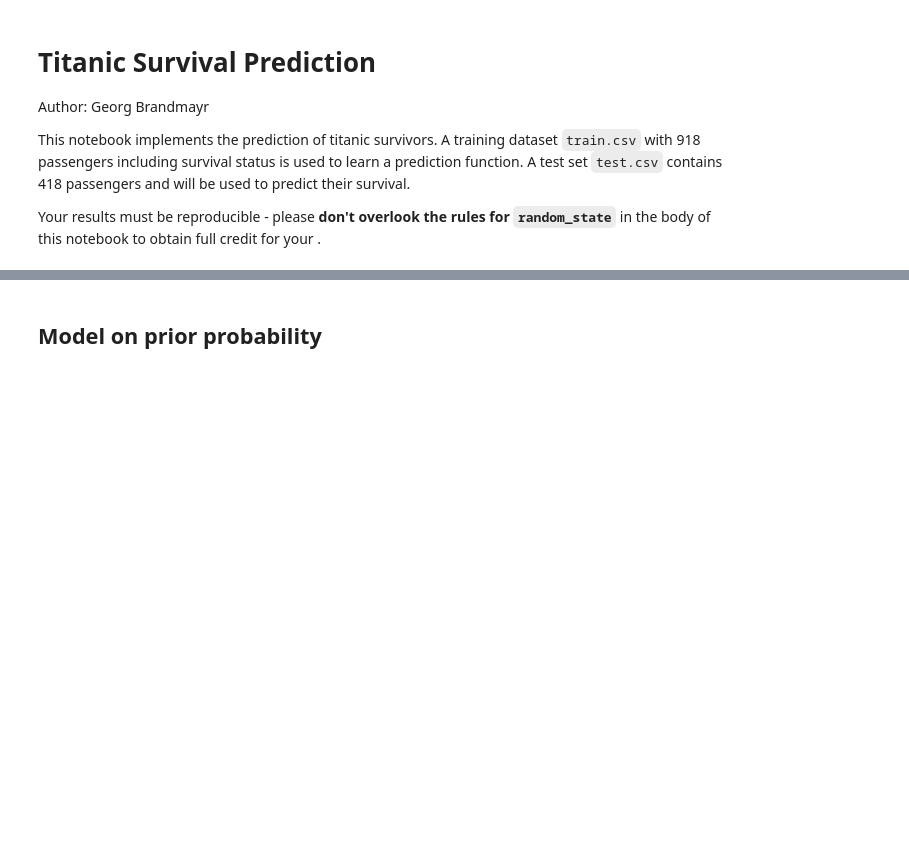
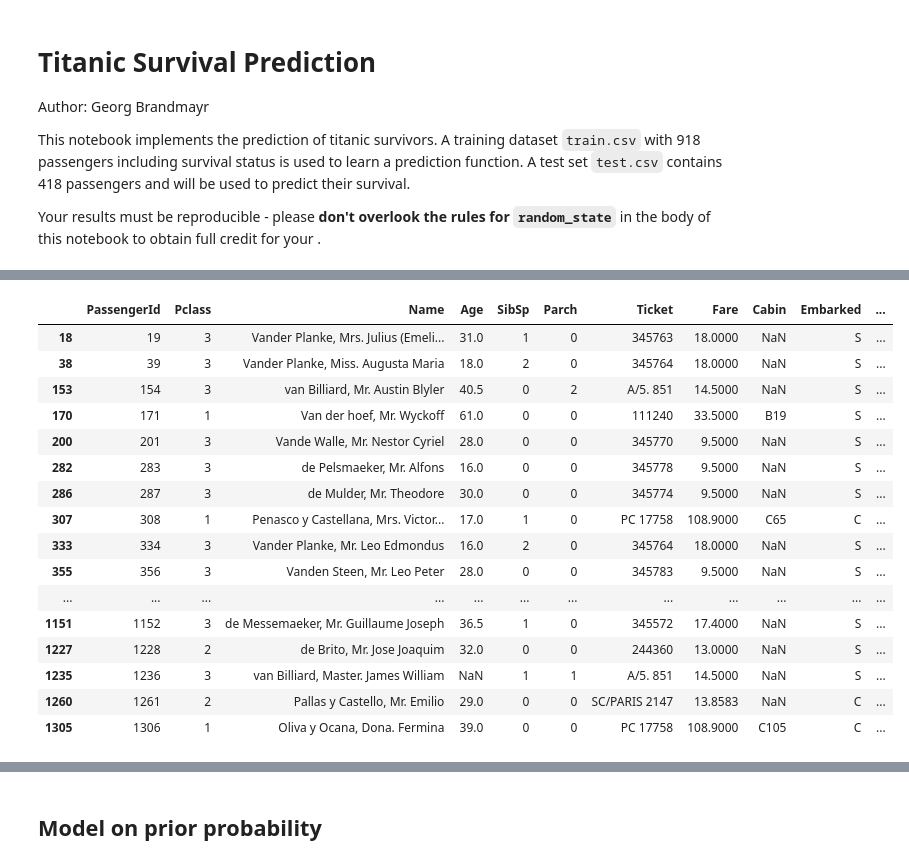
Before and after one commit to IvanBirkmaier/titanic_challenge, a Jupyter notebook: PredictSurvival.ipynb, the cells around one changed output, grey strips where cells are left out. Cells and saved outputs as stored; diff of their text form; code cells hidden in the pictures; blank space fills up the shorter version.

Commit message:
Feature Engineering (Gender, Family, Cabin)

```diff
--- a/PredictSurvival.ipynb
+++ b/PredictSurvival.ipynb
@@ -30,0 +135,4 @@ sns.boxplot(df, x='Survived', y='Age');
+# %%
+test_data = pd.read_csv(data_path/'test.csv', index_col=0)
+test_data = test_data.reset_index() #um Id zu behalten als spalte
+test_data.head()
@@ -30,0 +148,10 @@ sns.boxplot(df, x='Survived', y='Age');
+# %%
+train_data = train_data.reset_index() #um Id zu behalten als spalte
+# Markiere die Datensätze als 'Train' oder 'Test'
+train_data['Dataset'] = 'Train'
+
+test_data['Dataset'] = 'Test'
+# Kombiniere beide Datensätze
+feature_engineering_df = pd.concat([train_data, test_data], ignore_index=True)
+feature_engineering_df.drop(["Survived"], axis=1, inplace=True)
+feature_engineering_df.head()
@@ -30,0 +197,13 @@ sns.boxplot(df, x='Survived', y='Age');
+# %%
+# Funktion, um Namen in ihre Bestandteile zu teilen
+def split_name(name):
+    parts = re.split(r'[,\. ]+', name)
+    surname = parts[0]
+    speech = parts[1]
+    first_name = " ".join(parts[2:])
+    return surname, speech, first_name
+
+# Namen in Bestandteile aufteilen und zu DataFrame hinzufügen
+feature_engineering_df[['Surname', 'Speech', 'First_Name']] = feature_engineering_df.apply(lambda x: split_name(x['Name']), axis=1, result_type='expand')
+
+feature_engineering_df.head()
@@ -30,0 +264,30 @@ sns.boxplot(df, x='Survived', y='Age');
+# %%
+# Liste der spezifischen Werte in 'Speech'
+specific_speech_values = [
+    'Planke', 'Billiard', 'der', 'Walle', 'Pelsmaeker', 'Mulder', 'y', 'Steen',
+    'Carlo', 'Impe', 'Gordon', 'Messemaeker', 'Velde', 'the', 'Shawah',
+    'Melkebeke', 'Cruyssen', 'Brito'
+]
+
+# Filtern des DataFrames, um nur Zeilen mit spezifischen 'Speech'-Werten zu behalten
+filtered_df = feature_engineering_df[feature_engineering_df['Speech'].isin(specific_speech_values)]
+
+filtered_df
+# %% [output]
+|  | PassengerId | Pclass | Name | Age | SibSp | Parch | Ticket | Fare | Cabin | Embarked | ... |
+| 18 | 19 | 3 | Vander Planke, Mrs. Julius (Emeli... | 31.0 | 1 | 0 | 345763 | 18.0000 | NaN | S | ... |
+| 38 | 39 | 3 | Vander Planke, Miss. Augusta Maria | 18.0 | 2 | 0 | 345764 | 18.0000 | NaN | S | ... |
+| 153 | 154 | 3 | van Billiard, Mr. Austin Blyler | 40.5 | 0 | 2 | A/5. 851 | 14.5000 | NaN | S | ... |
+| 170 | 171 | 1 | Van der hoef, Mr. Wyckoff | 61.0 | 0 | 0 | 111240 | 33.5000 | B19 | S | ... |
+| 200 | 201 | 3 | Vande Walle, Mr. Nestor Cyriel | 28.0 | 0 | 0 | 345770 | 9.5000 | NaN | S | ... |
+| 282 | 283 | 3 | de Pelsmaeker, Mr. Alfons | 16.0 | 0 | 0 | 345778 | 9.5000 | NaN | S | ... |
+| 286 | 287 | 3 | de Mulder, Mr. Theodore | 30.0 | 0 | 0 | 345774 | 9.5000 | NaN | S | ... |
+| 307 | 308 | 1 | Penasco y Castellana, Mrs. Victor... | 17.0 | 1 | 0 | PC 17758 | 108.9000 | C65 | C | ... |
+| 333 | 334 | 3 | Vander Planke, Mr. Leo Edmondus | 16.0 | 2 | 0 | 345764 | 18.0000 | NaN | S | ... |
+| 355 | 356 | 3 | Vanden Steen, Mr. Leo Peter | 28.0 | 0 | 0 | 345783 | 9.5000 | NaN | S | ... |
+| ... | ... | ... | ... | ... | ... | ... | ... | ... | ... | ... | ... |
+| 1151 | 1152 | 3 | de Messemaeker, Mr. Guillaume Joseph | 36.5 | 1 | 0 | 345572 | 17.4000 | NaN | S | ... |
+| 1227 | 1228 | 2 | de Brito, Mr. Jose Joaquim | 32.0 | 0 | 0 | 244360 | 13.0000 | NaN | S | ... |
+| 1235 | 1236 | 3 | van Billiard, Master. James William | NaN | 1 | 1 | A/5. 851 | 14.5000 | NaN | S | ... |
+| 1260 | 1261 | 2 | Pallas y Castello, Mr. Emilio | 29.0 | 0 | 0 | SC/PARIS 2147 | 13.8583 | NaN | C | ... |
+| 1305 | 1306 | 1 | Oliva y Ocana, Dona. Fermina | 39.0 | 0 | 0 | PC 17758 | 108.9000 | C105 | C | ... |
```
Also changed, not shown: parts of 76 cells of this notebook, 5 other files.
